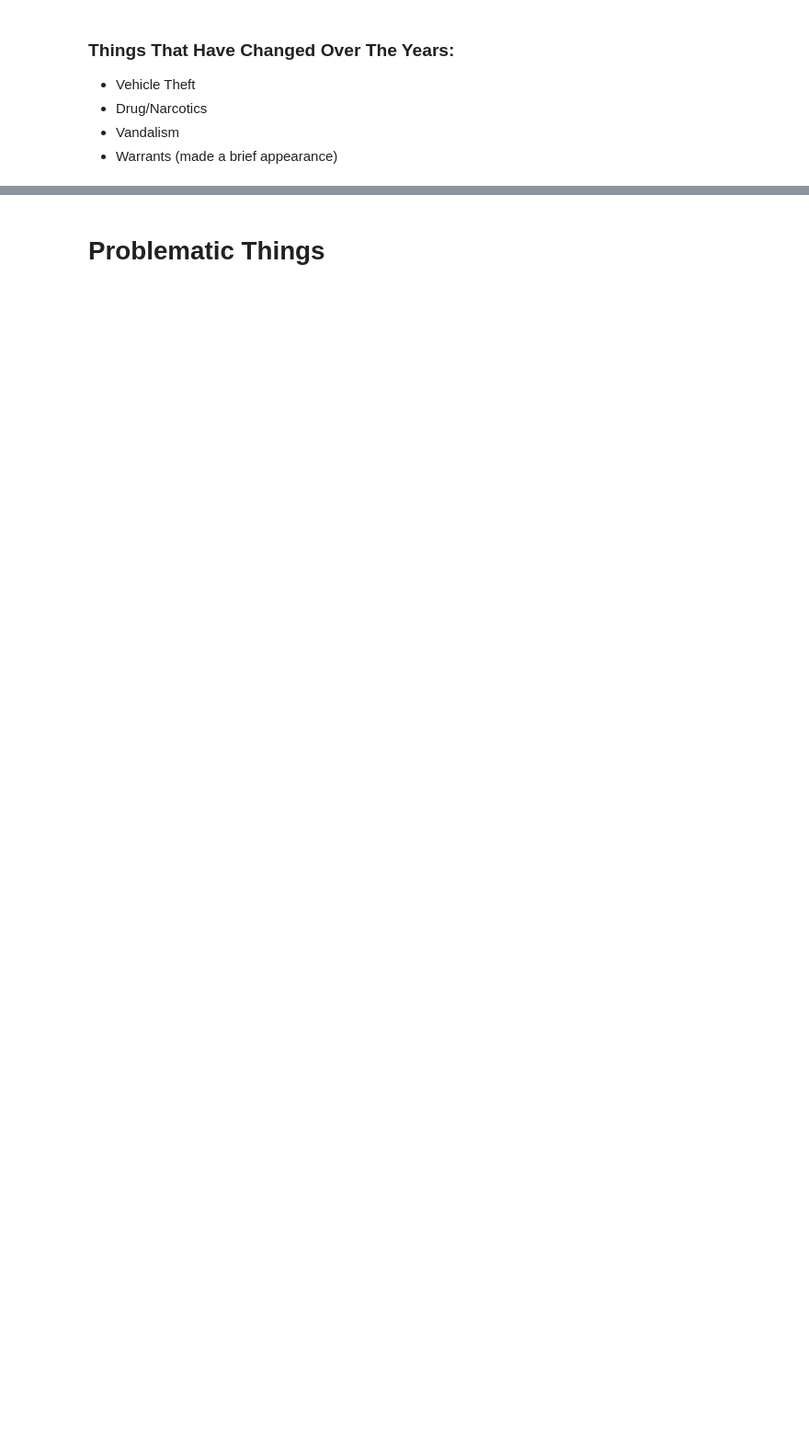
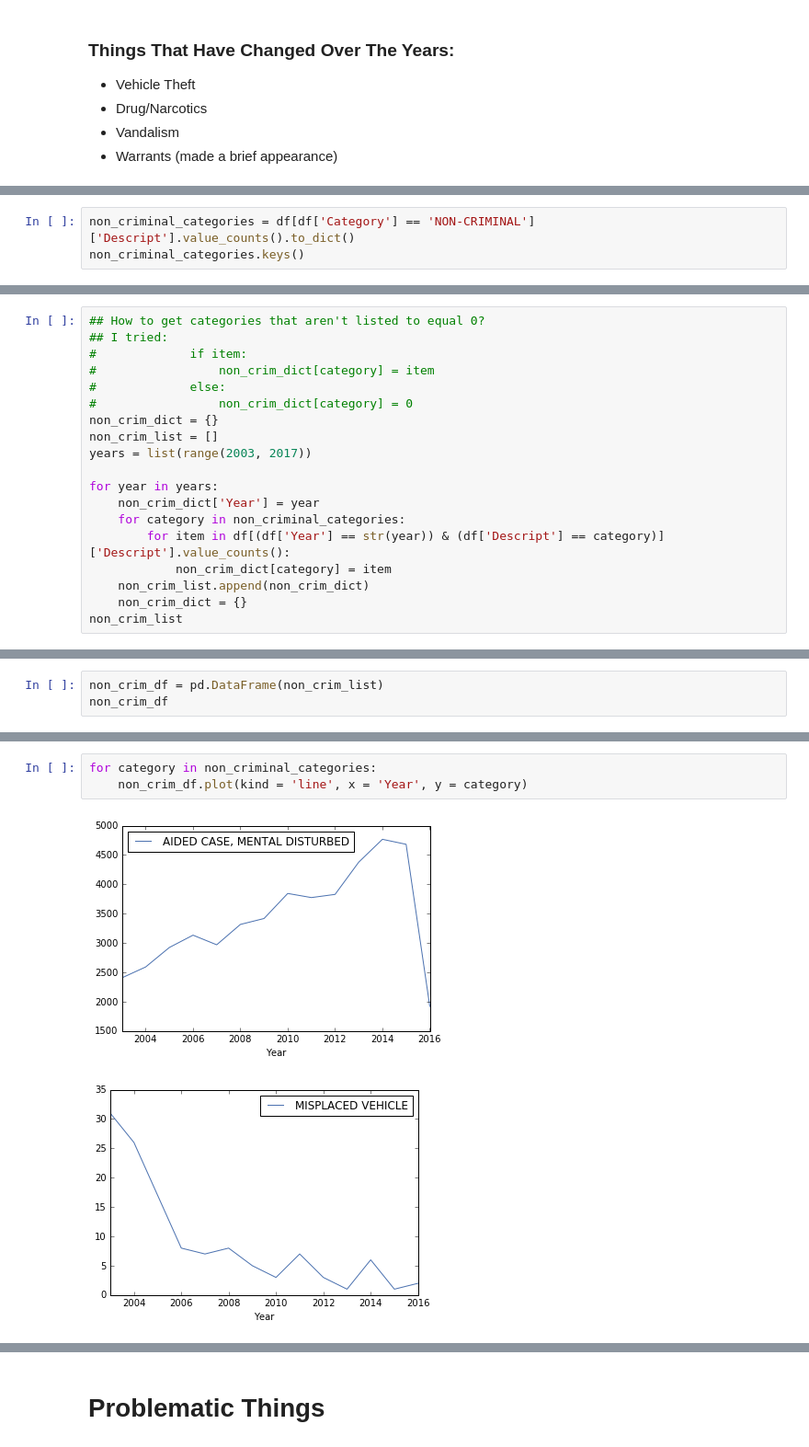
Before and after one commit to raschuetz/foundations-homework, a Jupyter notebook: 08/homework-8-schuetz.ipynb, the cells around one changed output, grey strips where cells are left out. Shown: that part at 92% size. Drawn from its saved outputs; the diff is of its cells as text; blank space fills up the shorter version.

```diff
--- a/08/homework-8-schuetz.ipynb
+++ b/08/homework-8-schuetz.ipynb
@@ -366,0 +452,3 @@ what percent of each type of crime goes unsolved?
+# %%
+non_criminal_categories = df[df['Category'] == 'NON-CRIMINAL']['Descript'].value_counts().to_dict()
+non_criminal_categories.keys()
@@ -366,0 +457,19 @@ what percent of each type of crime goes unsolved?
+# %%
+## How to get categories that aren't listed to equal 0?
+## I tried:
+#             if item:
+#                 non_crim_dict[category] = item
+#             else:
+#                 non_crim_dict[category] = 0
+non_crim_dict = {}
+non_crim_list = []
+years = list(range(2003, 2017))
+
+for year in years:
+    non_crim_dict['Year'] = year
+    for category in non_criminal_categories:
+        for item in df[(df['Year'] == str(year)) & (df['Descript'] == category)]['Descript'].value_counts():
+            non_crim_dict[category] = item
+    non_crim_list.append(non_crim_dict)
+    non_crim_dict = {}
+non_crim_list
@@ -366,0 +494,3 @@ what percent of each type of crime goes unsolved?
+# %%
+non_crim_df = pd.DataFrame(non_crim_list)
+non_crim_df
@@ -366,0 +514,6 @@ what percent of each type of crime goes unsolved?
+# %%
+for category in non_criminal_categories:
+    non_crim_df.plot(kind = 'line', x = 'Year', y = category)
+# %% [output]
+[figure, added]
+[figure, added]
```
Also changed, not shown: parts of 49 cells of this notebook.
